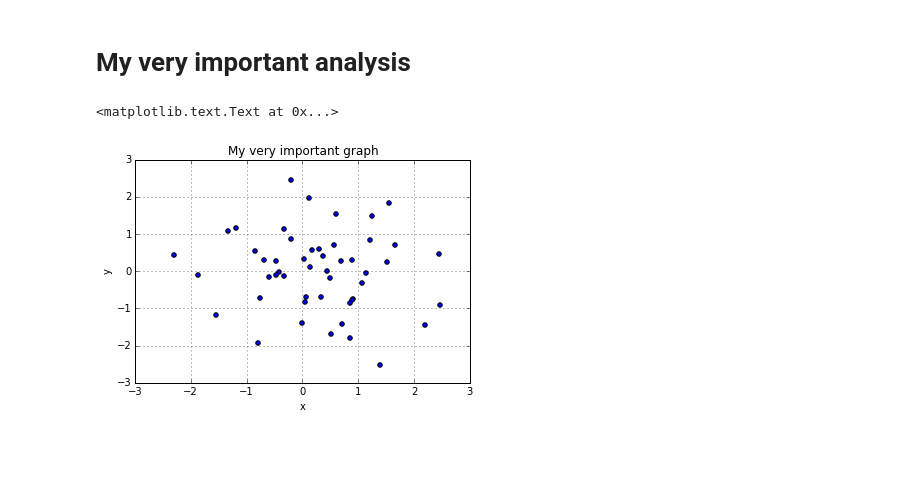
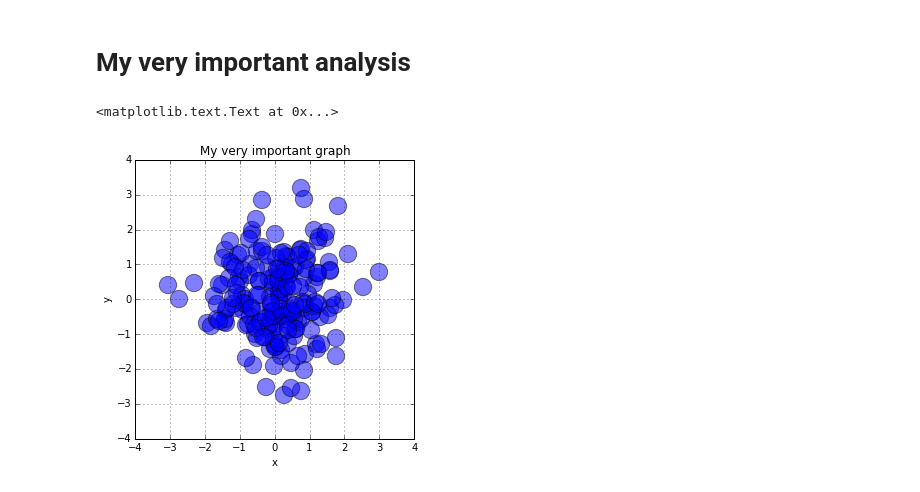
Before and after one commit to RAvdek/notebook_cleaner, a Jupyter notebook: examples/my_notebook.ipynb, the cells around one changed output. Saved outputs shown, nothing was run; the diff lists cells and outputs as text; code cells hidden in the pictures; blank space fills up the shorter version.

```diff
--- a/examples/my_notebook.ipynb
+++ b/examples/my_notebook.ipynb
@@ -3,15 +3,15 @@
 # %%
 import numpy as np
 import pandas as pd
 import matplotlib.pyplot as plt
 %matplotlib inline
 
-data = pd.DataFrame({'x': np.random.normal(size=50),
-                     'y': np.random.normal(size=50)})
+data = pd.DataFrame({'x': np.random.normal(size=200),
+                     'y': np.random.normal(size=200)})
 
-fig, ax = plt.subplots()
-data.plot(x='x', y='y', kind='scatter', ax=ax)
+fig, ax = plt.subplots(figsize=(5, 5))
+data.plot(x='x', y='y', kind='scatter', ax=ax, alpha=.5, s=300)
 ax.set_title("My very important graph")
 # %% [output]
 <matplotlib.text.Text at 0x...>
-[figure, old version]
+[figure, new version]
```
Also changed, not shown: 3 other files.
